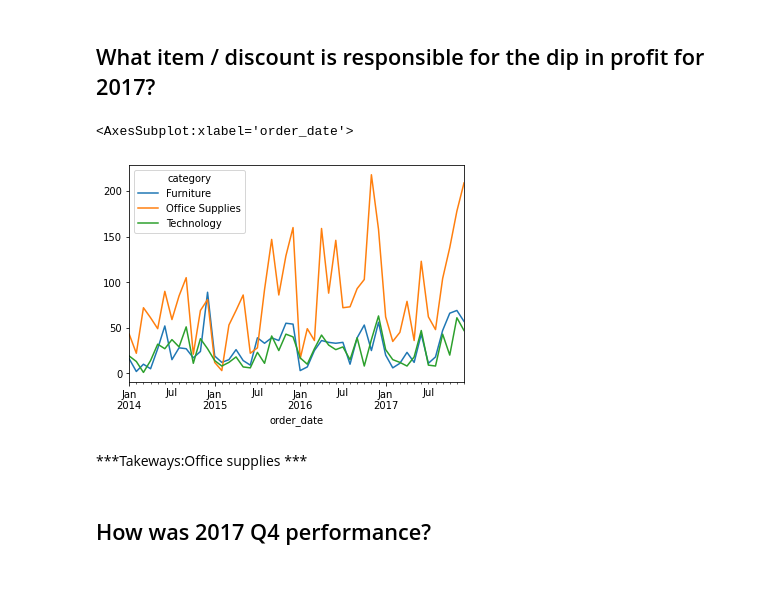
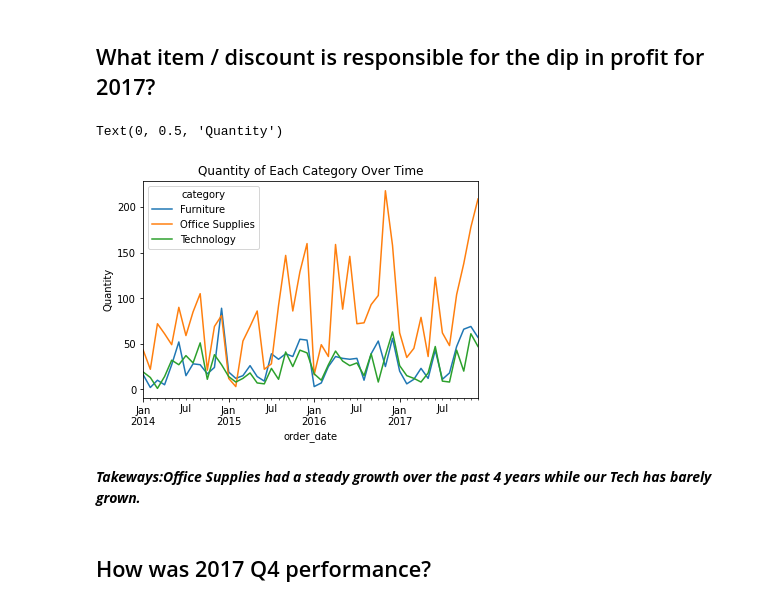
Before and after one commit to ella-braeden-time-series-unlimited/time-series-project, a Jupyter notebook: Final Report.ipynb, the cells around one changed output. Drawn from its saved outputs; the diff is of its cells as text; code cells hidden in the pictures; blank space fills up the shorter version.

```diff
--- a/Final Report.ipynb
+++ b/Final Report.ipynb
@@ -213,12 +231,14 @@ Name: quantity, dtype: float64
 # %%
 #df = df.set_index('order_date').sort_index()
 
 df.groupby('category').resample('m').quantity.sum().unstack(0).plot()
+plt.title('Quantity of Each Category Over Time')
+plt.ylabel('Quantity')
 # %% [output]
-<AxesSubplot:xlabel='order_date'>
+Text(0, 0.5, 'Quantity')
-[figure, old version]
+[figure, new version]
-# %% [markdown]
-***Takeways:Office supplies ***
+# %% [markdown]
+***Takeways:Office Supplies had a steady growth over the past 4 years while our Tech has barely grown.***
 # %% [markdown]
 ## How was 2017 Q4 performance?
 # %%
```
Also changed, not shown: parts of 32 cells of this notebook, 3 other files.
